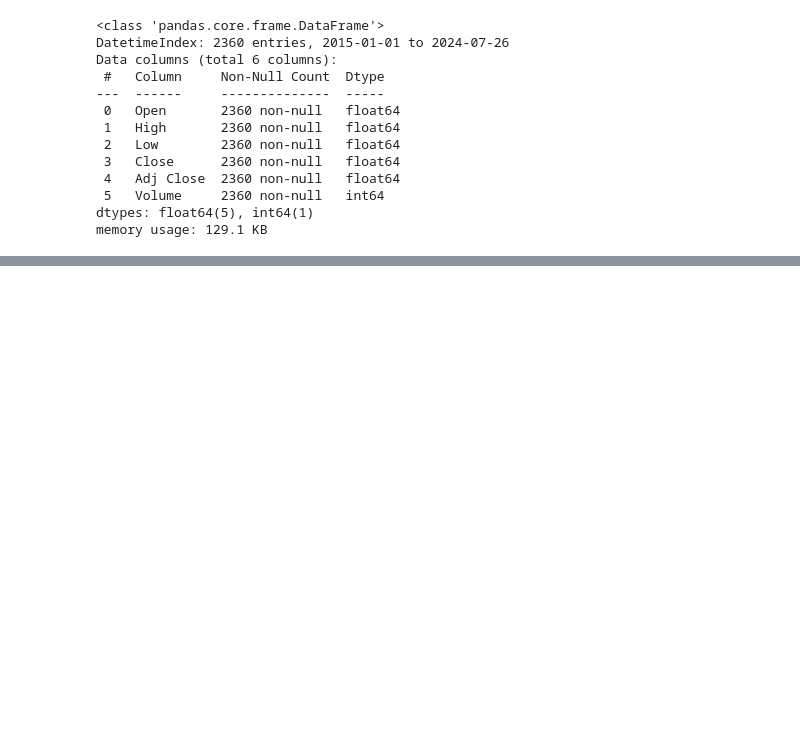
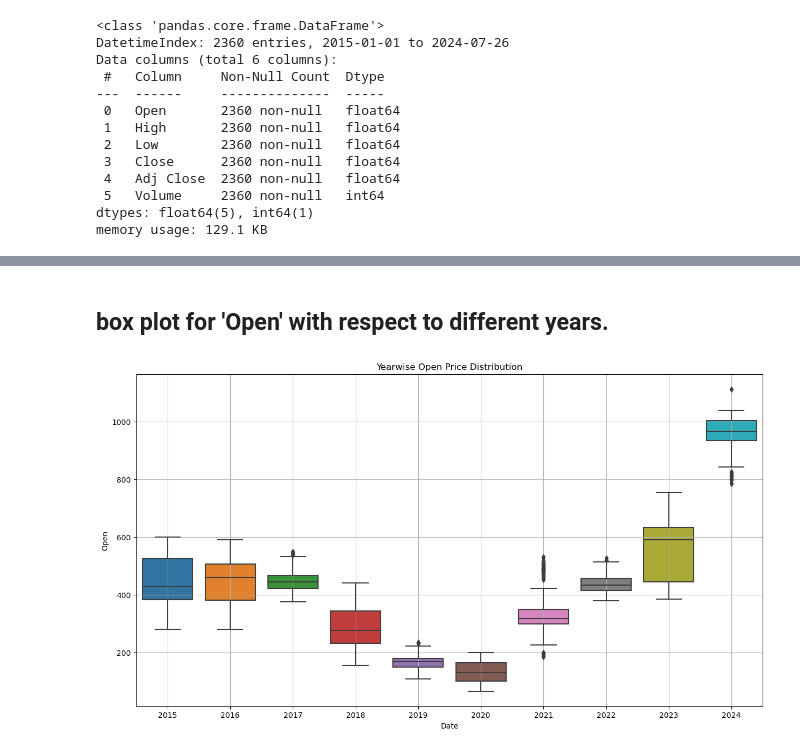
Before and after one commit to SayanGhosh1489/projects_learnbay, a Jupyter notebook: Data Science/TIme Series Forcasting/time_series_analysis.ipynb, the cells around one changed output, grey strips where cells are left out. Drawn from its saved outputs; the diff is of its cells as text; code cells hidden in the pictures; blank space fills up the shorter version.

```diff
--- a/Data Science/TIme Series Forcasting/time_series_analysis.ipynb
+++ b/Data Science/TIme Series Forcasting/time_series_analysis.ipynb
@@ -50,0 +93,9 @@ Name: 2015-02-27 00:00:00, dtype: float64
+# %% [markdown]
+## box plot for 'Open' with respect to different years.
+# %%
+plt.figure(figsize=(15,8))
+sns.boxplot(x=data.index.year, y=data.Open)
+plt.title('Yearwise Open Price Distribution')
+plt.grid()
+# %% [output]
+[figure, added]
```
Also changed, not shown: parts of 23 cells of this notebook.
